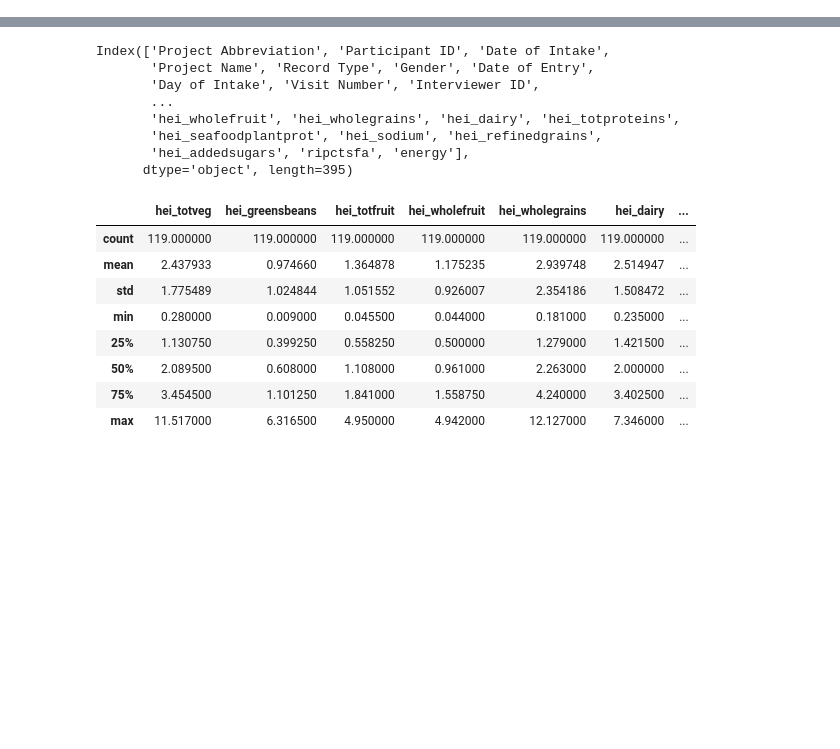
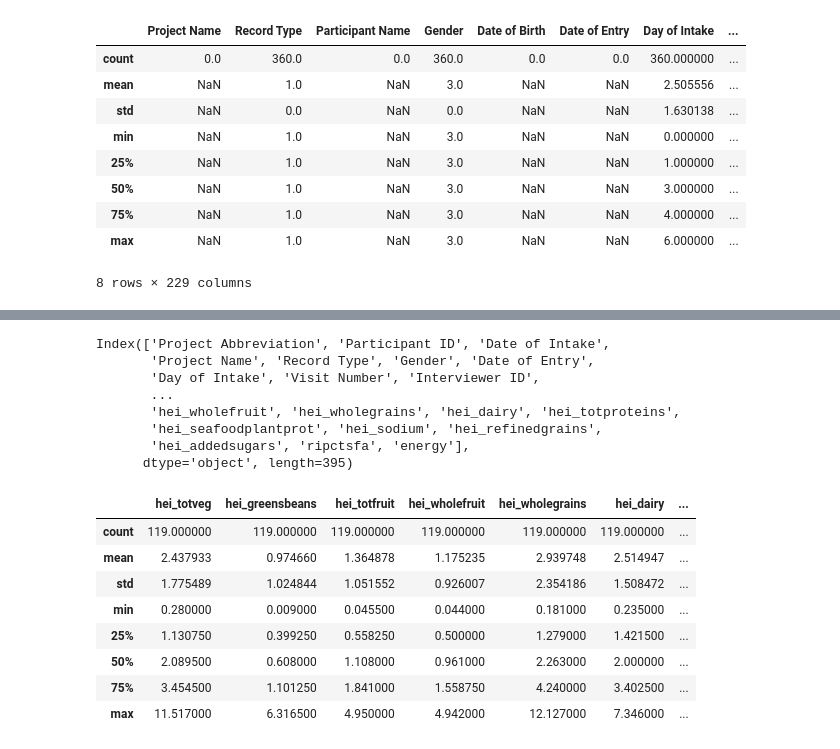
Before and after one commit to niblunc/BCP, a Jupyter notebook: HEI/HEI/Adult check.ipynb, the cells around one changed output, grey strips where cells are left out. Drawn from its saved outputs; the diff is of its cells as text; code cells hidden in the pictures; blank space fills up the shorter version.

```diff
--- a/HEI/HEI/Adult check.ipynb
+++ b/HEI/HEI/Adult check.ipynb
@@ -329,0 +477,13 @@ Final dataframe size:  (360, 226)
+# %%
+df_dict['set_04'].describe()
+# %% [output]
+|  | Project Name | Record Type | Participant Name | Gender | Date of Birth | Date of Entry | Day of Intake | ... |
+| count | 0.0 | 360.0 | 0.0 | 360.0 | 0.0 | 0.0 | 360.000000 | ... |
+| mean | NaN | 1.0 | NaN | 3.0 | NaN | NaN | 2.505556 | ... |
+| std | NaN | 0.0 | NaN | 0.0 | NaN | NaN | 1.630138 | ... |
+| min | NaN | 1.0 | NaN | 3.0 | NaN | NaN | 0.000000 | ... |
+| 25% | NaN | 1.0 | NaN | 3.0 | NaN | NaN | 1.000000 | ... |
+| 50% | NaN | 1.0 | NaN | 3.0 | NaN | NaN | 3.000000 | ... |
+| 75% | NaN | 1.0 | NaN | 3.0 | NaN | NaN | 4.000000 | ... |
+| max | NaN | 1.0 | NaN | 3.0 | NaN | NaN | 6.000000 | ... |
+8 rows × 229 columns
```
Also changed, not shown: parts of 13 cells of this notebook, 1 other file.
